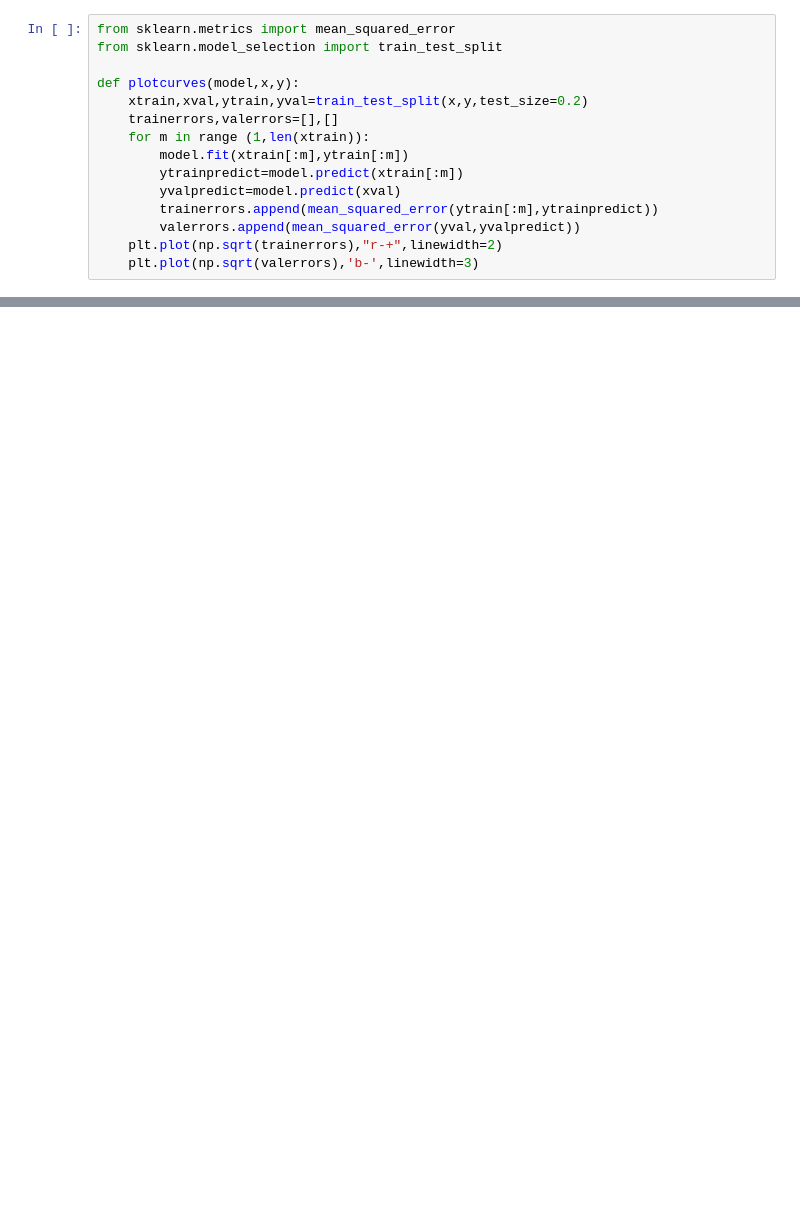
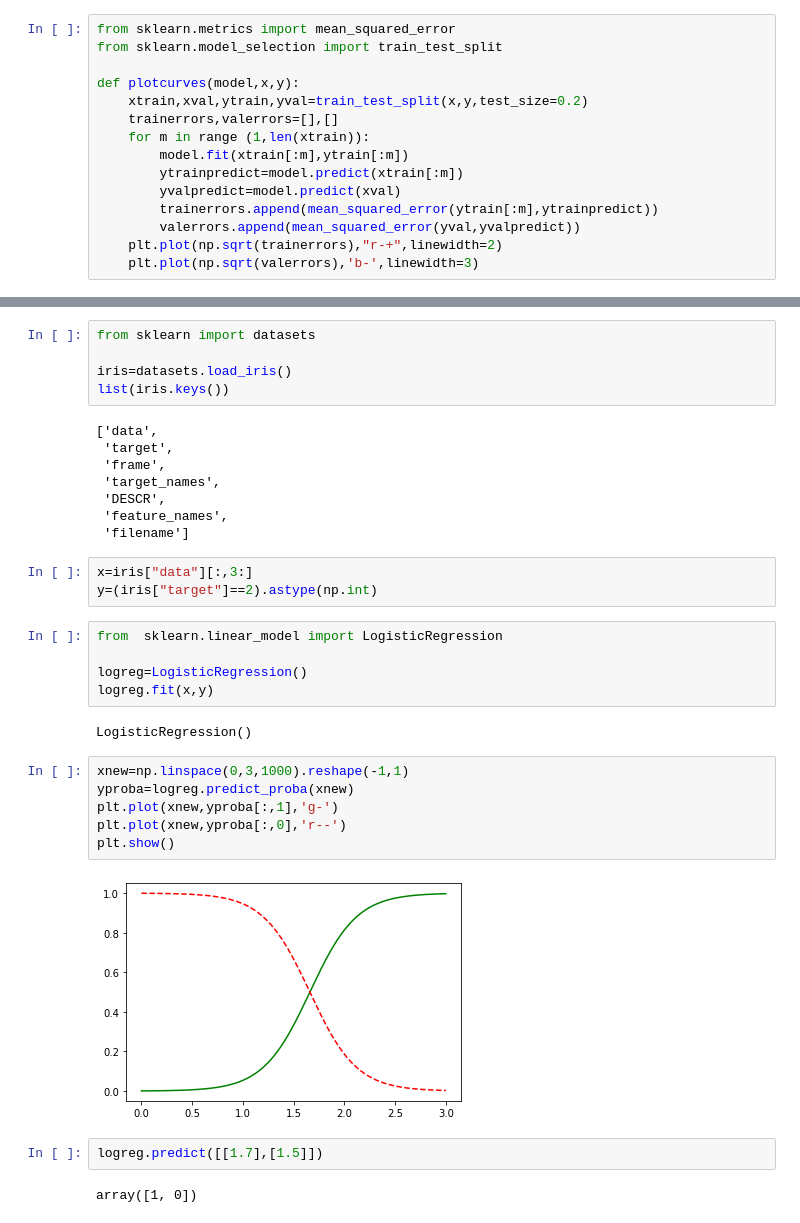
Before and after one commit to rkrkrr0101/study, a Jupyter notebook: 머신러닝/실습/실습/모델훈련이론/Untitled.ipynb, the cells around one changed output, grey strips where cells are left out. Drawn from its saved outputs; the diff is of its cells as text; blank space fills up the shorter version.

```diff
--- a/머신러닝/실습/실습/모델훈련이론/Untitled.ipynb
+++ b/머신러닝/실습/실습/모델훈련이론/Untitled.ipynb
@@ -193,0 +202,35 @@ from sklearn.base import clone
+# %%
+from sklearn import datasets
+
+iris=datasets.load_iris()
+list(iris.keys())
+# %% [output]
+['data',
+ 'target',
+ 'frame',
+ 'target_names',
+ 'DESCR',
+ 'feature_names',
+ 'filename']
+# %%
+x=iris["data"][:,3:]
+y=(iris["target"]==2).astype(np.int)
+# %%
+from  sklearn.linear_model import LogisticRegression
+
+logreg=LogisticRegression()
+logreg.fit(x,y)
+# %% [output]
+LogisticRegression()
+# %%
+xnew=np.linspace(0,3,1000).reshape(-1,1)
+yproba=logreg.predict_proba(xnew)
+plt.plot(xnew,yproba[:,1],'g-')
+plt.plot(xnew,yproba[:,0],'r--')
+plt.show()
+# %% [output]
+[figure, added]
+# %%
+logreg.predict([[1.7],[1.5]])
+# %% [output]
+array([1, 0])
```
Also changed, not shown: parts of 25 cells of this notebook.
